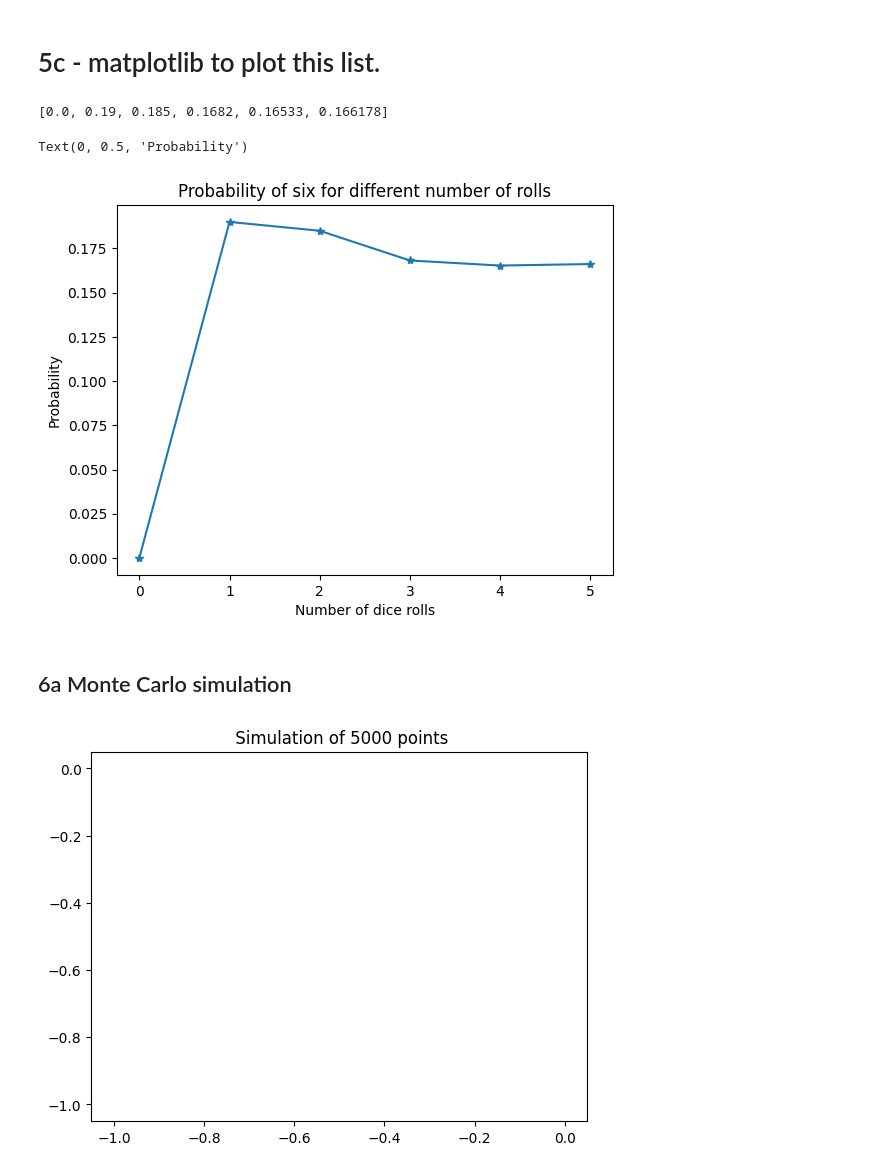
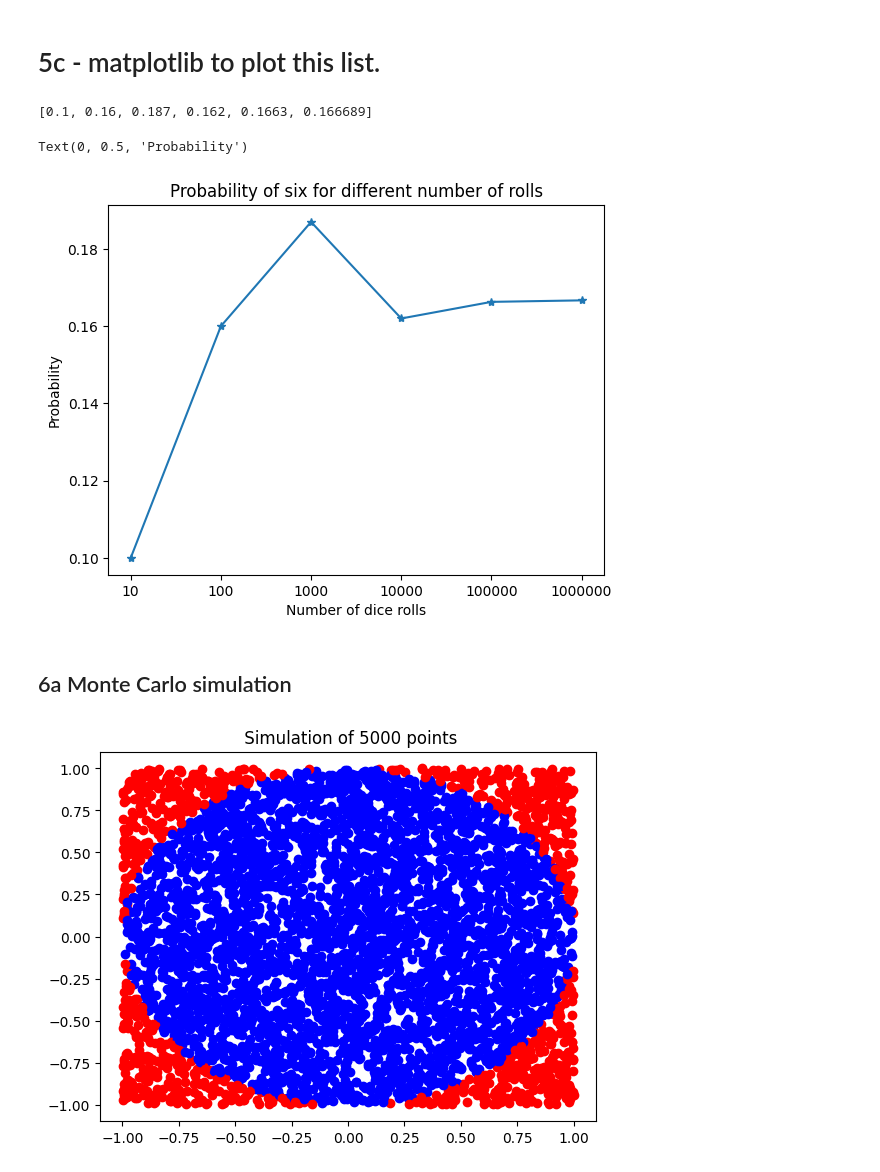
Before and after one commit to VineelaNedunuri/Python-vineela-nedunuri, a Jupyter notebook: Exercises/EX004.ipynb, the cells around one changed output. Cells and saved outputs as stored; diff of their text form; code cells hidden in the pictures.

```diff
--- a/Exercises/EX004.ipynb
+++ b/Exercises/EX004.ipynb
@@ -152,6 +111,7 @@ import matplotlib.pyplot as plt
 probability_of_six = []
 
 for i in range(1,7):
+
 
     dices = [rnd.randint(1,6) for i in range(10**i)]
     total_count = dices.count(6)
@@ -163,44 +123,43 @@ print(probability_of_six)
 
 
 plt.plot(probability_of_six, '-*')
-#plt.xticks([0,1,2,3,4,5], [10 100 1000 10000 100000 1000000])
+plt.xticks([0,1,2,3,4,5], [10, 100, 1000, 10000, 100000, 1000000])
 plt.title("Probability of six for different number of rolls")
 
 plt.xlabel("Number of dice rolls")
 plt.ylabel("Probability")
 #random.seed(1)
 # %% [output]
-[0.0, 0.19, 0.185, 0.1682, 0.16533, 0.166178]
+[0.1, 0.16, 0.187, 0.162, 0.1663, 0.166689]
 Text(0, 0.5, 'Probability')
-[figure, old version]
+[figure, new version]
 # %% [markdown]
 ## 6a  Monte Carlo simulation
 # %%
 import math
 import random
 import matplotlib.pyplot as plt
 
 red = 0
-green = 0
+blue = 0
+#x_list = []
+#y_list = []
+for i in range(1,5000):
+    x = random.uniform(-1,1)
+    y = random.uniform(-1,1)
+    #x_list.append(x)
+    #y_list.append(y)
 
-for i in range(1,5000):
-    x = random.randrange(-1,1)
-    y = random.randrange(-1,1)
     d = math.sqrt(x**2 + y**2)
     if d > 1:
-        result = 'red'
+        result = 'ro'
         red += 1
+    else:
+        result = 'bo'
+        blue += 1
 
 
-
-
-    else:
-        result = 'green'
-        green += 1
-
-
-
+    plt.title(" Simulation of 5000 points")
     plt.plot(x, y, result)
-    plt.title(" Simulation of 5000 points")
 # %% [output]
-[figure, old version]
+[figure, new version]
```
Also changed, not shown: parts of 10 cells of this notebook, 5 other files.
